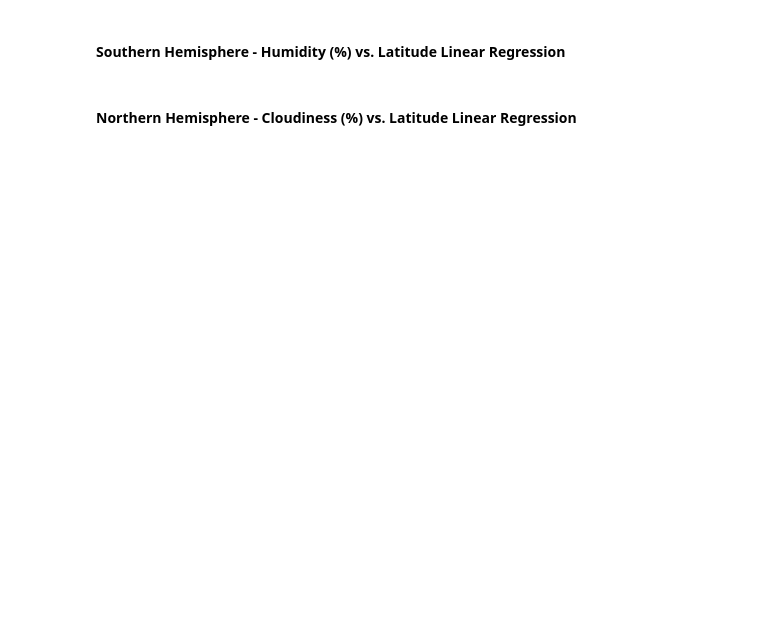
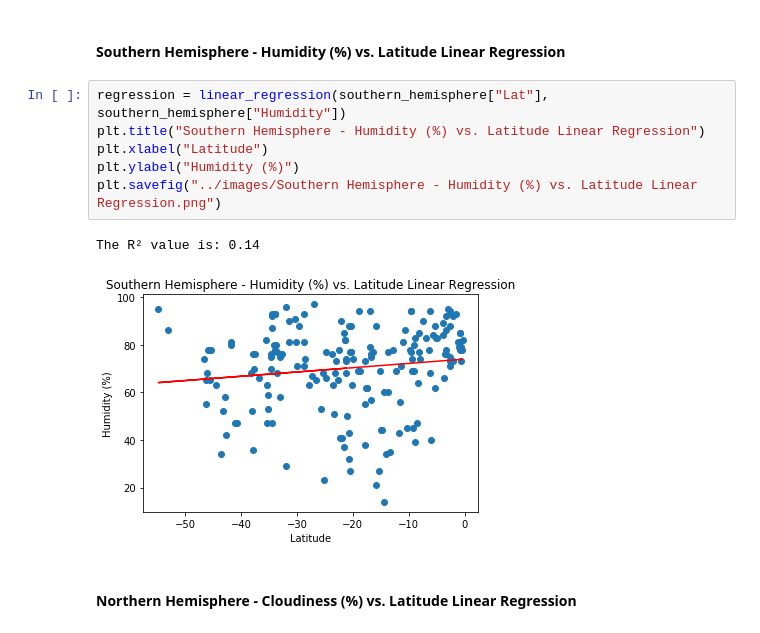
Before and after one commit to Yellowstoner/python-api-challenge, a Jupyter notebook: WeatherPy/WeatherPy.ipynb, the cells around one changed output. Saved outputs shown, nothing was run; the diff lists cells and outputs as text; blank space fills up the shorter version.

```diff
--- a/WeatherPy/WeatherPy.ipynb
+++ b/WeatherPy/WeatherPy.ipynb
@@ -200,4 +278,13 @@ plt.savefig("../images/Northern Hemisphere - Max Temp vs. Latitude Linear Regres
 # %% [markdown]
 ####  Southern Hemisphere - Humidity (%) vs. Latitude Linear Regression
+# %%
+regression = linear_regression(southern_hemisphere["Lat"], southern_hemisphere["Humidity"])
+plt.title("Southern Hemisphere - Humidity (%) vs. Latitude Linear Regression")
+plt.xlabel("Latitude")
+plt.ylabel("Humidity (%)")
+plt.savefig("../images/Southern Hemisphere - Humidity (%) vs. Latitude Linear Regression.png")
+# %% [output]
+The R² value is: 0.14
+[figure, added]
 # %% [markdown]
 ####  Northern Hemisphere - Cloudiness (%) vs. Latitude Linear Regression
```
Also changed, not shown: parts of 19 cells of this notebook, 19 other files.
